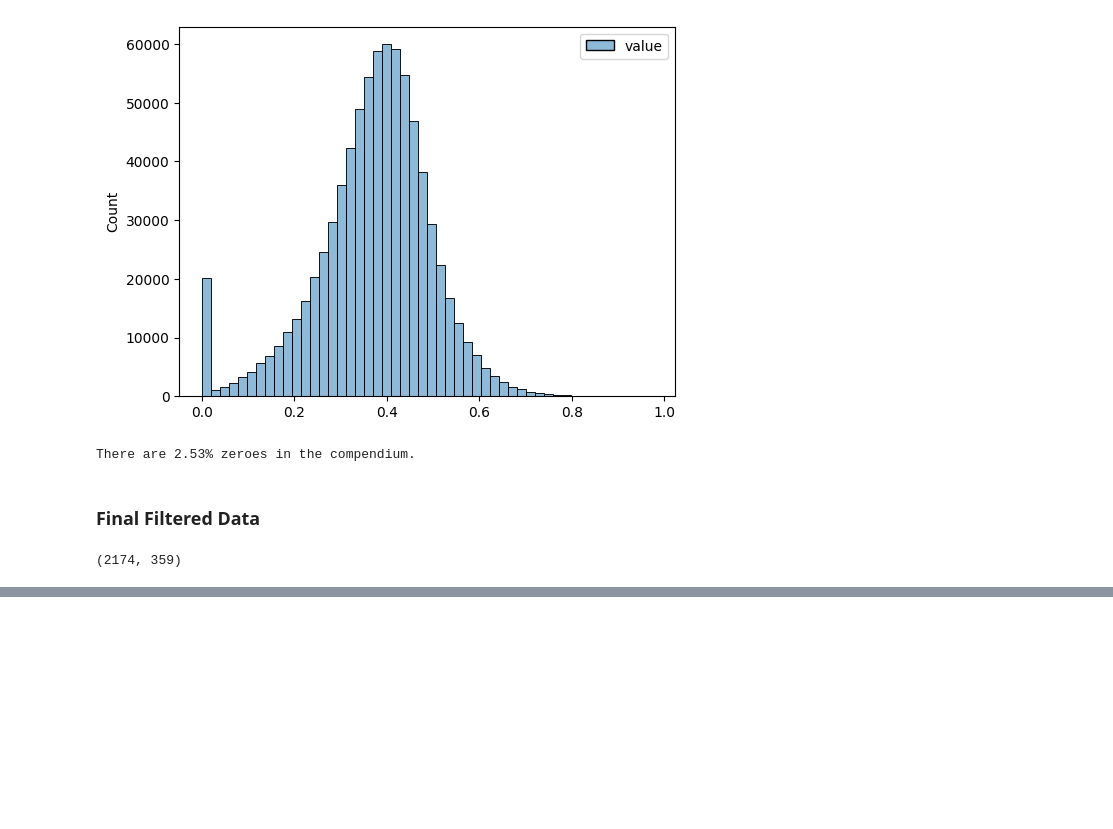
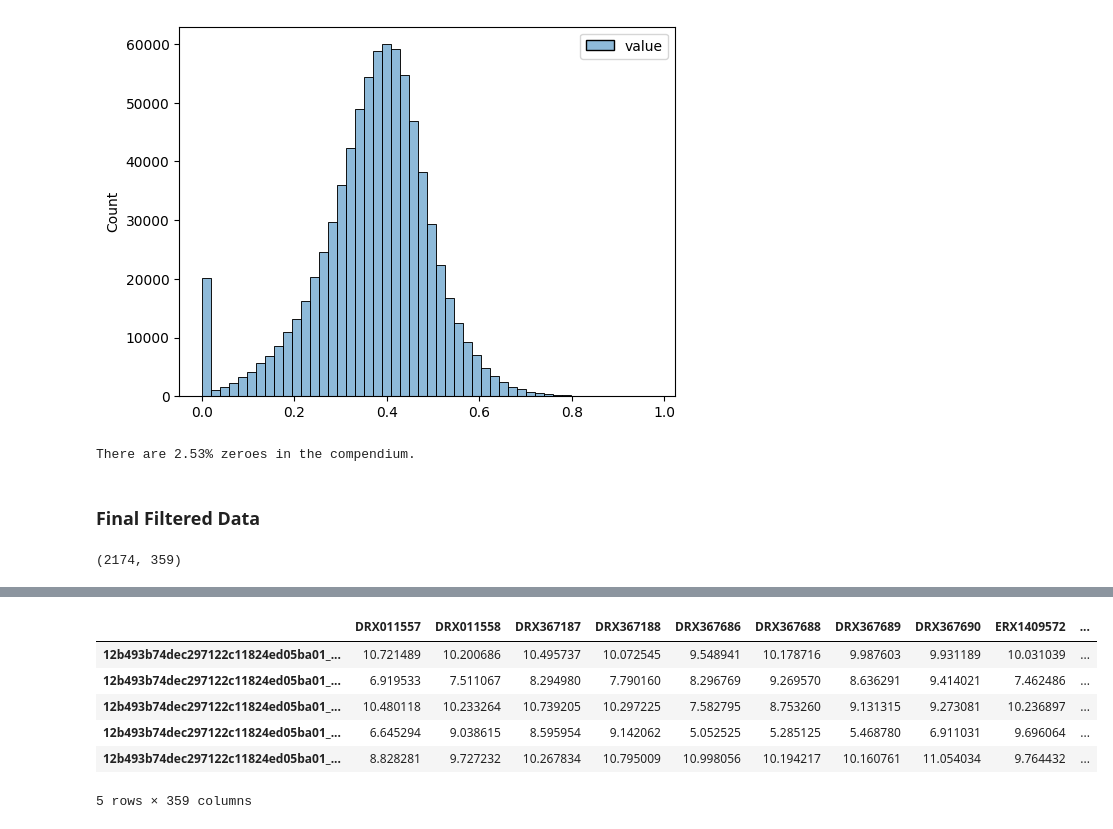
Before and after one commit to georgiadoing/seqADAGE, a Jupyter notebook: Py/muk_transfer_learning/filtering/Mukundan_sa_filt.ipynb, the cells around one changed output, grey strips where cells are left out. Drawn from its saved outputs; the diff is of its cells as text; code cells hidden in the pictures; blank space fills up the shorter version.

```diff
--- a/Py/muk_transfer_learning/filtering/Mukundan_sa_filt.ipynb
+++ b/Py/muk_transfer_learning/filtering/Mukundan_sa_filt.ipynb
@@ -361,0 +405,12 @@ filtered_df.shape
+# %%
+# Log2 scaling
+log_norm_counts = np.log2(norm_counts + 1)
+log_norm_counts.head()
+# %% [output]
+|  | DRX011557 | DRX011558 | DRX367187 | DRX367188 | DRX367686 | DRX367688 | DRX367689 | DRX367690 | ERX1409572 | ... |
+| 12b493b74dec297122c11824ed05ba01_... | 10.721489 | 10.200686 | 10.495737 | 10.072545 | 9.548941 | 10.178716 | 9.987603 | 9.931189 | 10.031039 | ... |
+| 12b493b74dec297122c11824ed05ba01_... | 6.919533 | 7.511067 | 8.294980 | 7.790160 | 8.296769 | 9.269570 | 8.636291 | 9.414021 | 7.462486 | ... |
+| 12b493b74dec297122c11824ed05ba01_... | 10.480118 | 10.233264 | 10.739205 | 10.297225 | 7.582795 | 8.753260 | 9.131315 | 9.273081 | 10.236897 | ... |
+| 12b493b74dec297122c11824ed05ba01_... | 6.645294 | 9.038615 | 8.595954 | 9.142062 | 5.052525 | 5.285125 | 5.468780 | 6.911031 | 9.696064 | ... |
+| 12b493b74dec297122c11824ed05ba01_... | 8.828281 | 9.727232 | 10.267834 | 10.795009 | 10.998056 | 10.194217 | 10.160761 | 11.054034 | 9.764432 | ... |
+5 rows × 359 columns
```
Also changed, not shown: parts of 10 cells of this notebook.
